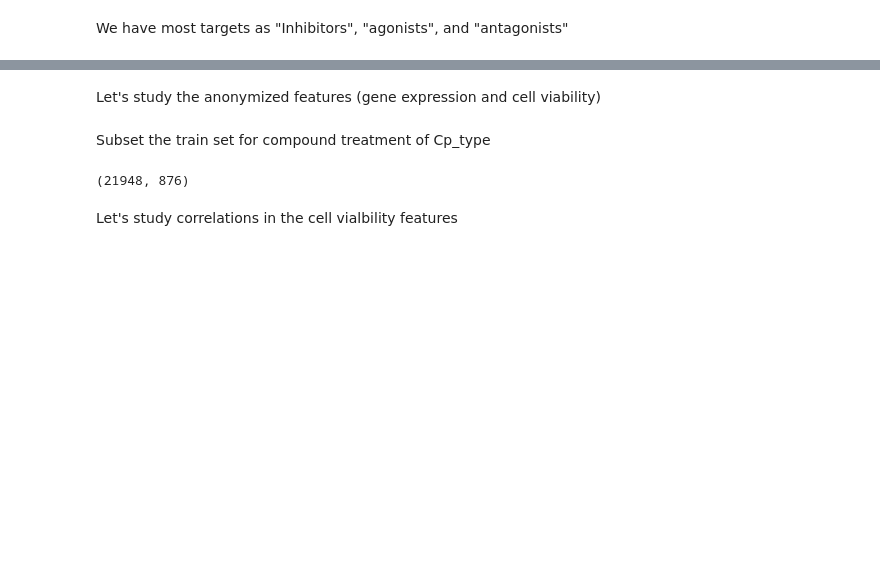
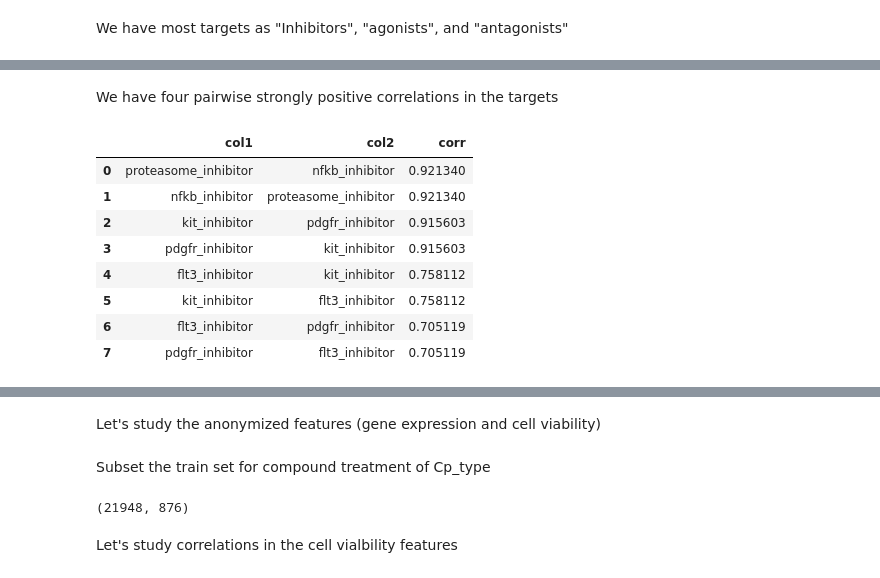
Before and after one commit to Hackman-git/Mechanisms_of_action, a Jupyter notebook: EDA.ipynb, the cells around one changed output, grey strips where cells are left out. Cells and saved outputs as stored; diff of their text form; code cells hidden in the pictures; blank space fills up the shorter version.

```diff
--- a/EDA.ipynb
+++ b/EDA.ipynb
@@ -185,0 +191,3 @@ activators = [i for i in targets if i.endswith('_activator')]
+# %%
+c = correl.unstack().sort_values(ascending=False)[206:].to_frame().reset_index()
+c.columns=['col1', 'col2', 'corr']
@@ -185,0 +199,14 @@ activators = [i for i in targets if i.endswith('_activator')]
+# %% [markdown]
+We have four pairwise strongly positive correlations in the targets
+# %%
+top
+# %% [output]
+|  | col1 | col2 | corr |
+| 0 | proteasome_inhibitor | nfkb_inhibitor | 0.921340 |
+| 1 | nfkb_inhibitor | proteasome_inhibitor | 0.921340 |
+| 2 | kit_inhibitor | pdgfr_inhibitor | 0.915603 |
+| 3 | pdgfr_inhibitor | kit_inhibitor | 0.915603 |
+| 4 | flt3_inhibitor | kit_inhibitor | 0.758112 |
+| 5 | kit_inhibitor | flt3_inhibitor | 0.758112 |
+| 6 | flt3_inhibitor | pdgfr_inhibitor | 0.705119 |
+| 7 | pdgfr_inhibitor | flt3_inhibitor | 0.705119 |
```
Also changed, not shown: parts of 25 cells of this notebook.
